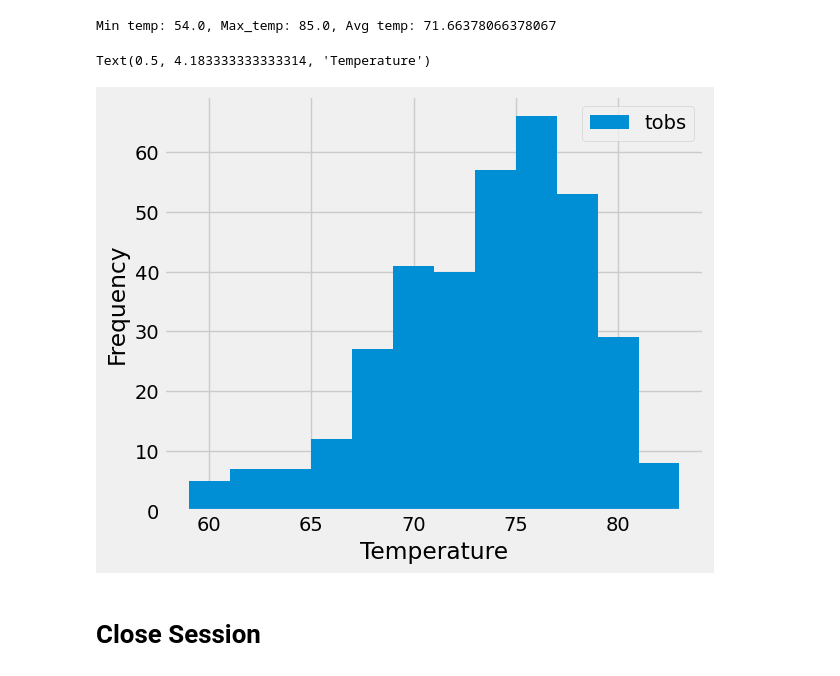
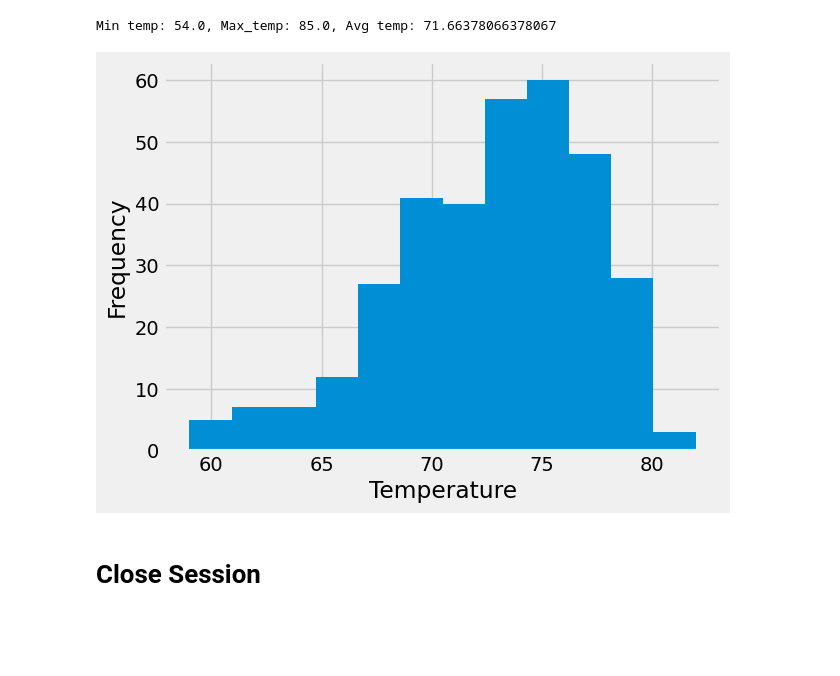
Before and after one commit to BrianSilfer/sqlalchemy-challenge, a Jupyter notebook: SurfsUp/climate_starter.ipynb, the cells around one changed output. Drawn from its saved outputs; the diff is of its cells as text; code cells hidden in the pictures; blank space fills up the shorter version.

```diff
--- a/SurfsUp/climate_starter.ipynb
+++ b/SurfsUp/climate_starter.ipynb
@@ -142,9 +129,17 @@ Min temp: 54.0, Max_temp: 85.0, Avg temp: 71.66378066378067
 # %%
 # Using the most active station id
 # Query the last 12 months of temperature observation data for this station and plot the results as a histogram
+most_active_station = session.query(Measurement.tobs).filter(Measurement.station == "USC00519281").filter(Measurement.date >= "2016-08-23", Measurement.date <= "2017-07-23").all()
+
+# tobs_values = [row[0] for row in most_active_station]
+tobs = [value[0] for value in most_active_stati
+plt.hist(tobs_values, bins=12)
+plt.xlabel("Temperature")
+plt.ylabel("Frequency")
+
+plt.show()
 # %% [output]
-Text(0.5, 4.183333333333314, 'Temperature')
-[figure, old version]
+[figure, new version]
 # %% [markdown]
 # Close Session
 # %%
```
Also changed, not shown: parts of 2 cells of this notebook, 1 other file.
